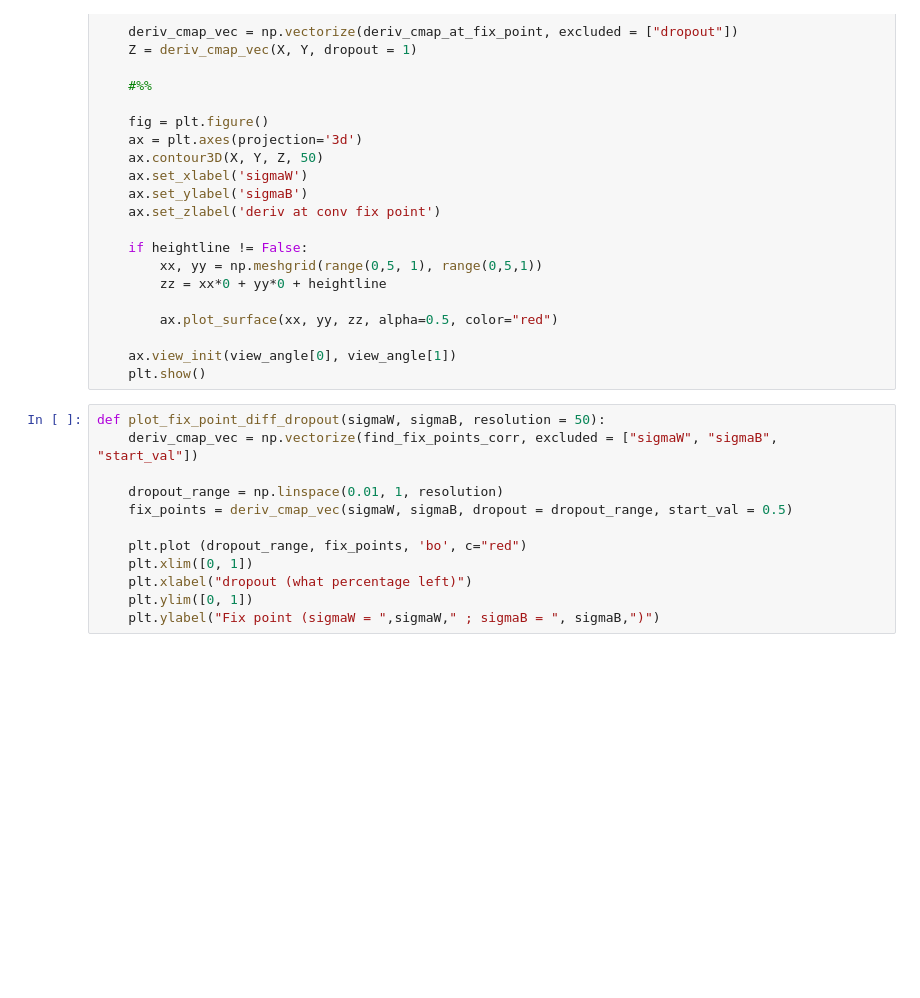
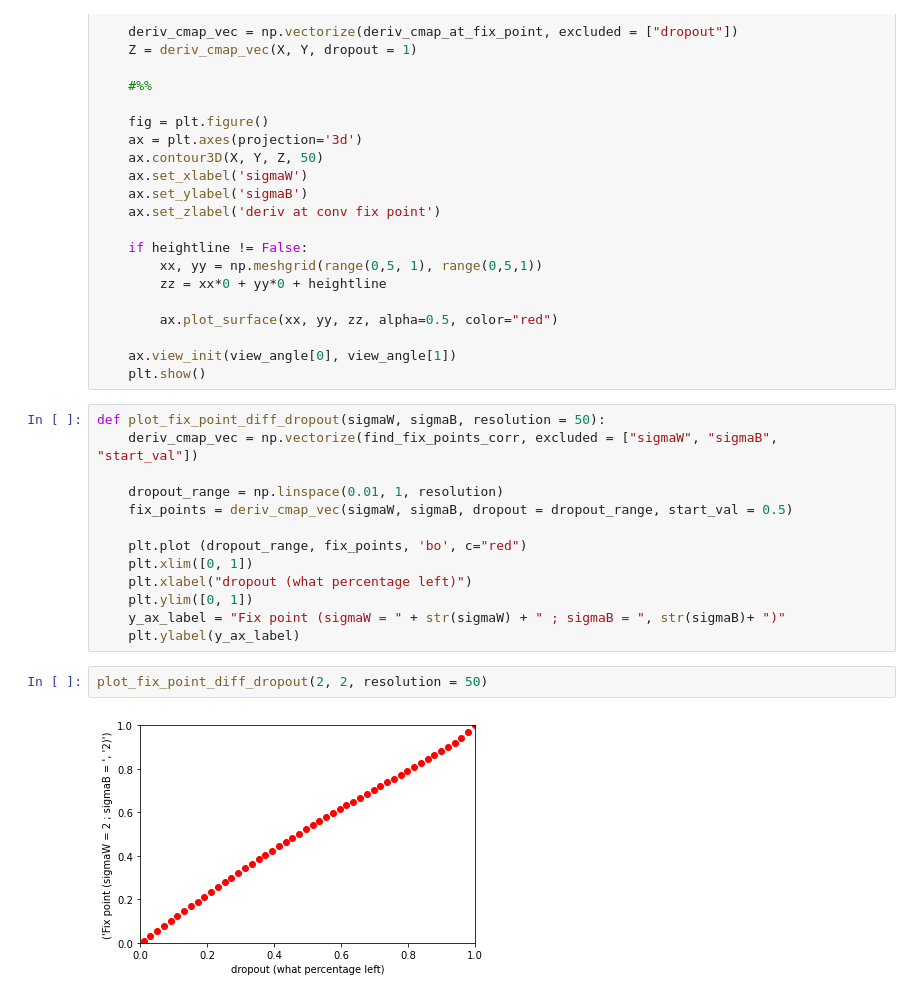
Before and after one commit to saroyas/deep_chaos, a Jupyter notebook: core_def_notebook.ipynb, the cells around one changed output. Saved outputs shown, nothing was run; the diff lists cells and outputs as text; blank space fills up the shorter version.

```diff
--- a/core_def_notebook.ipynb
+++ b/core_def_notebook.ipynb
@@ -196,4 +196,9 @@ def plot_fix_point_diff_dropout(sigmaW, sigmaB, resolution = 50):
     plt.xlim([0, 1])
     plt.xlabel("dropout (what percentage left)")
     plt.ylim([0, 1])
-    plt.ylabel("Fix point (sigmaW = ",sigmaW," ; sigmaB = ", sigmaB,")")
+    y_ax_label = "Fix point (sigmaW = " + str(sigmaW) + " ; sigmaB = ", str(sigmaB)+ ")"
+    plt.ylabel(y_ax_label)
+# %%
+plot_fix_point_diff_dropout(2, 2, resolution = 50)
+# %% [output]
+[figure, added]
```
Also changed, not shown: parts of 1 cell of this notebook, 1 other file.
